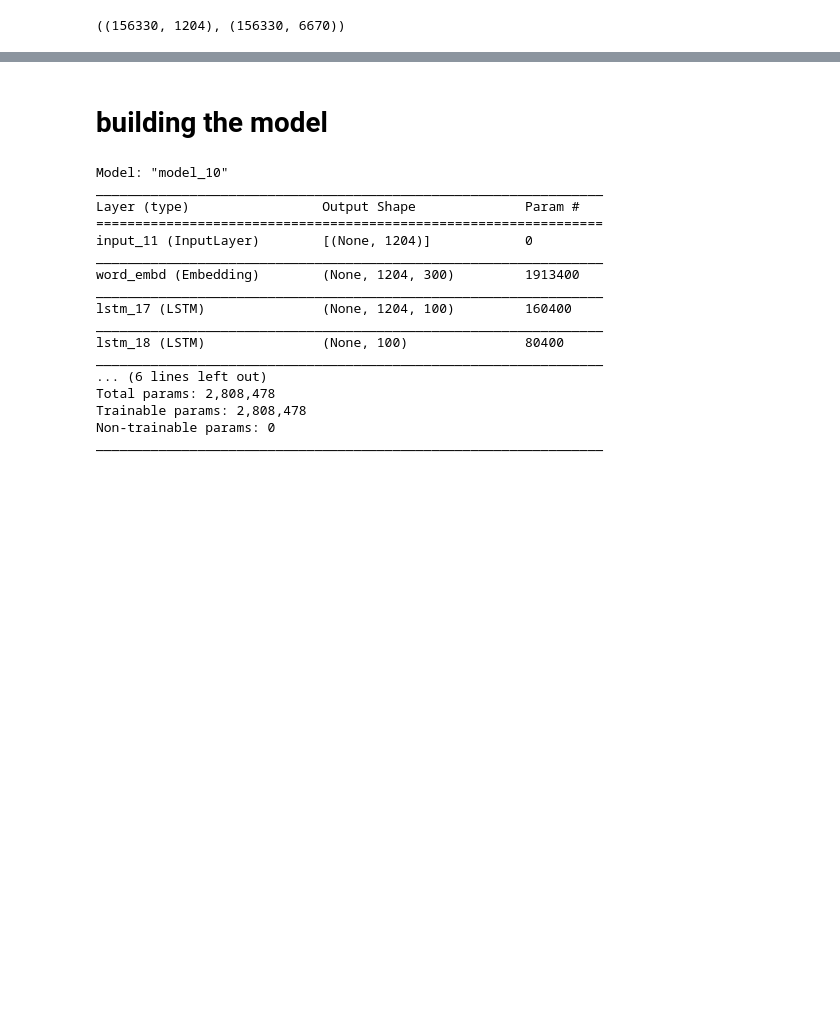
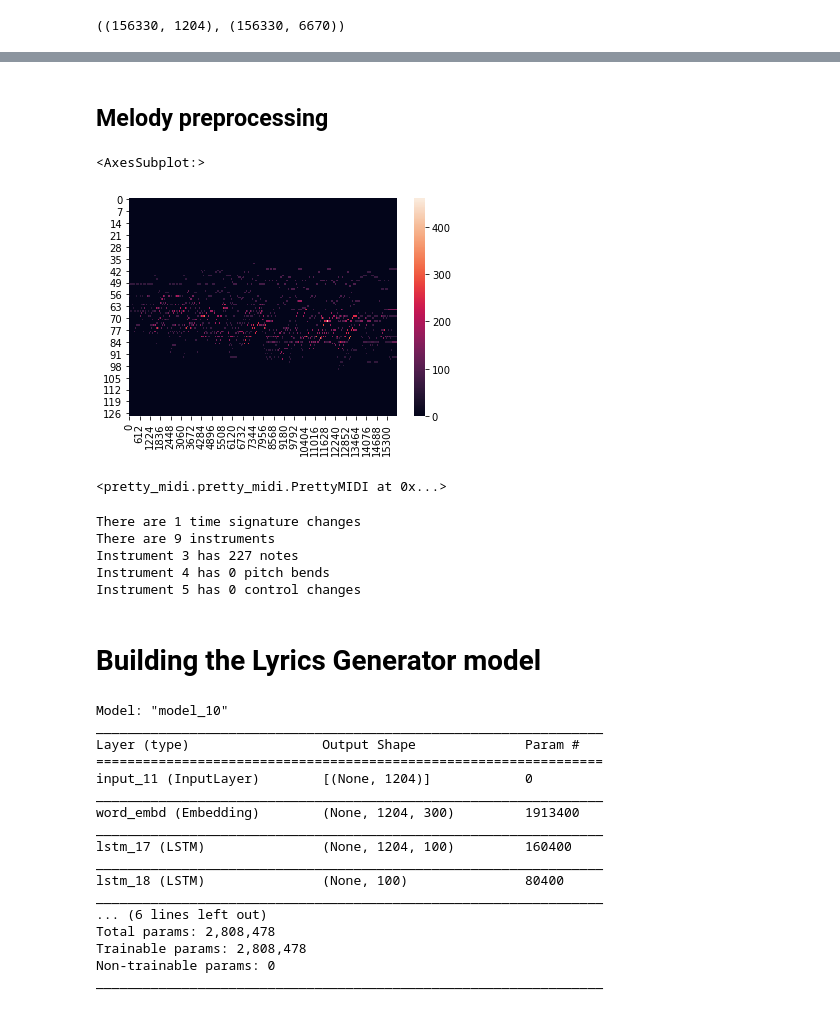
Before and after one commit to Naorko/lyrics-gen-tf, a Jupyter notebook: lyrics_generations.ipynb, the cells around one changed output, grey strips where cells are left out. Saved outputs shown, nothing was run; the diff lists cells and outputs as text; code cells hidden in the pictures; blank space fills up the shorter version.

Commit message:
Check Midi Files

```diff
--- a/lyrics_generations.ipynb
+++ b/lyrics_generations.ipynb
@@ -278,0 +314,18 @@ val_data = split_x_y(lyrics_val)
+# %% [markdown]
+## Melody preprocessing
+# %%
+def preprocess_melody_file(path):
+    pm = pretty_midi.PrettyMIDI('datasets/midi_files/aladdin_-_A_whole_new_world.mid')
+    pm.remove_invalid_notes()
+
+    return pm.get_piano_roll()
+# %%
+sns.heatmap(preprocess_melody_file('datasets/midi_files/aladdin_-_A_whole_new_world.mid'))
+# %% [output]
+<AxesSubplot:>
+[figure, added]
+# %%
+pm = pretty_midi.PrettyMIDI('datasets/midi_files/aladdin_-_A_whole_new_world.mid')
+pm
+# %% [output]
+<pretty_midi.pretty_midi.PrettyMIDI at 0x...>
@@ -279,3 +334,15 @@ val_data = split_x_y(lyrics_val)
+# %%
+print('There are {} time signature changes'.format(len(pm.time_signature_changes)))
+print('There are {} instruments'.format(len(pm.instruments)))
+print('Instrument 3 has {} notes'.format(len(pm.instruments[0].notes)))
+print('Instrument 4 has {} pitch bends'.format(len(pm.instruments[4].pitch_bends)))
+print('Instrument 5 has {} control changes'.format(len(pm.instruments[5].control_changes)))
+# %% [output]
+There are 1 time signature changes
+There are 9 instruments
+Instrument 3 has 227 notes
+Instrument 4 has 0 pitch bends
+Instrument 5 has 0 control changes
 # %% [markdown]
-# building the model
+# Building the Lyrics Generator model
 # %%
```
Also changed, not shown: parts of 35 cells of this notebook.
